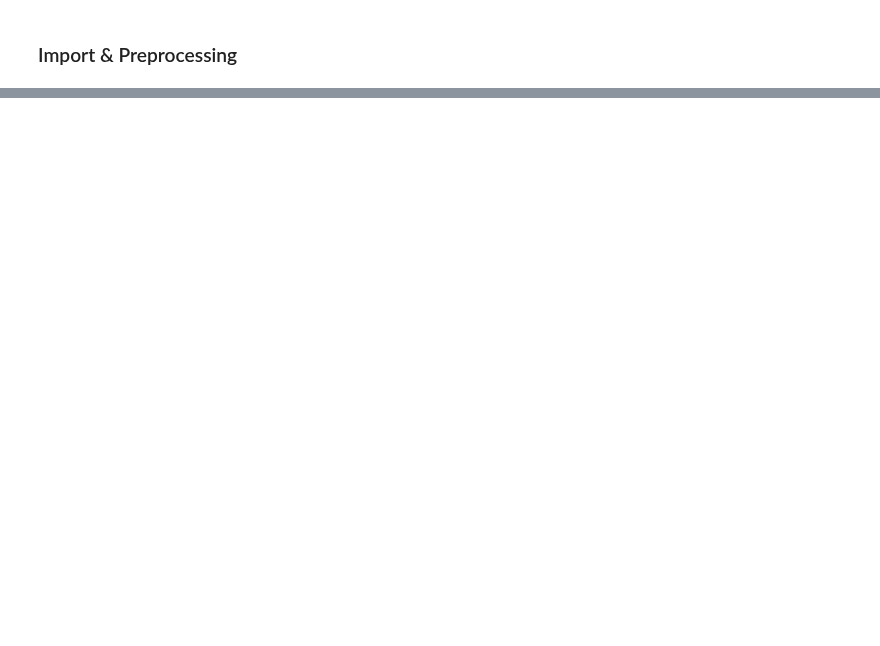
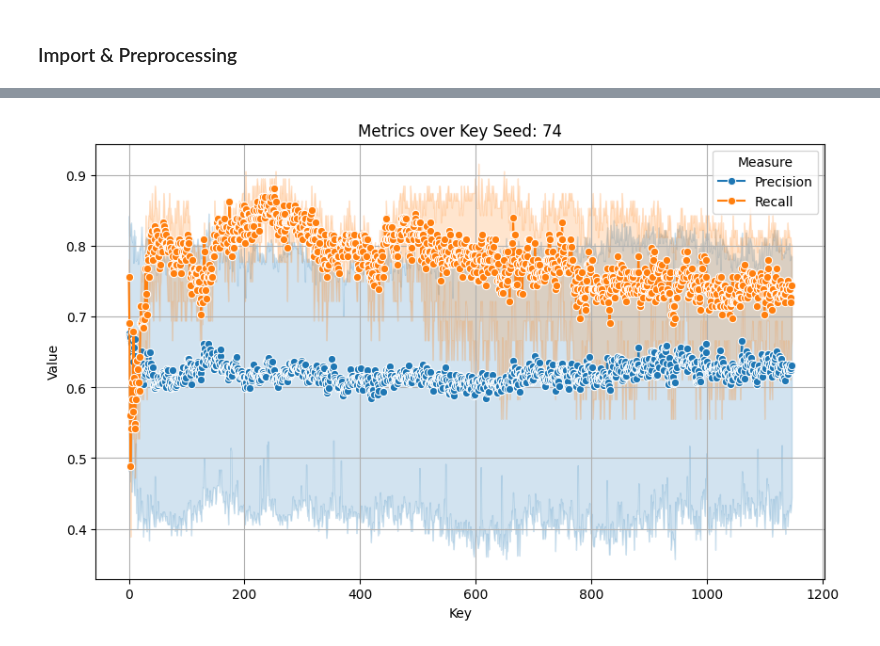
Before and after one commit to hpi-sam/ASE-GenAI, a Jupyter notebook: Belana-Ole/exercise3/notebook.ipynb, the cells around one changed output, grey strips where cells are left out. Cells and saved outputs as stored; diff of their text form; code cells hidden in the pictures; blank space fills up the shorter version.

Commit message:
Update notebook.ipynb to have answer for task 1

```diff
--- a/Belana-Ole/exercise3/notebook.ipynb
+++ b/Belana-Ole/exercise3/notebook.ipynb
@@ -668,0 +358,22 @@ rouge2 - avg score: 0.03, all scores: [0.04545454545454545, 0.058823529411764705
+# %%
+def visualize_metrics(gradual_metrics, seed_heading = ""):
+    # Convert data to DataFrame
+    gradual_metrics_df = pd.DataFrame.from_dict({(i, j): gradual_metrics[i][j]
+                                 for i in gradual_metrics.keys()
+                                 for j in gradual_metrics[i].keys()},
+                                orient='index').reset_index()
+    gradual_metrics_df.columns = ['Key', 'Metric', 'Precision', 'Recall']
+
+    # Melt the dataframe to long-form for seaborn
+    gradual_metrics_df_melted = gradual_metrics_df.melt(id_vars=['Key', 'Metric'], value_vars=['Precision', 'Recall'],
+                        var_name='Measure', value_name='Value')
+
+    # Create the line plot
+    plt.figure(figsize=(10, 6))
+    sns.lineplot(data=gradual_metrics_df_melted, x='Key', y='Value', hue='Measure', marker='o')
+    plt.title('Metrics over Key ' + seed_heading)
+    plt.xlabel('Key')
+    plt.ylabel('Value')
+    plt.legend(title='Measure')
+    plt.grid(True)
+    plt.show()
@@ -668,0 +483,17 @@ rouge2 - avg score: 0.03, all scores: [0.04545454545454545, 0.058823529411764705
+# %%
+# Use Ground_Truth as the target
+# We only train on the student training set
+X = training_set.drop(columns=["GroundTruth", "FailingMethod", "Answer.explanation"])
+y = training_set["GroundTruth"]
+
+# Train the model on the training set
+rf_classifier = RandomForestClassifier(random_state=RANDOM_SEED, n_estimators=100)
+rf_classifier.fit(X, y)
+
+# predict on the holdout set
+X_holdout = holdout_set.drop(columns=["GroundTruth", "FailingMethod", "Answer.explanation"])
+y_holdout = holdout_set["GroundTruth"]
+holdout_predictions = rf_classifier.predict(X_holdout)
+# Calculate precision and recall on the holdout set
+baseline_holdout_bug_report_metrics = bug_report_metrics(holdout_set, y_holdout, holdout_predictions, "FailingMethod")
+print_bug_report_metrics(baseline_holdout_bug_report_metrics, "Holdout Set")
@@ -668,0 +622,4 @@ rouge2 - avg score: 0.03, all scores: [0.04545454545454545, 0.058823529411764705
+# %%
+visualize_metrics(gradual_metrics, "Seed: " + str(RANDOM_SEED))
+# %% [output]
+[figure, added]
```
Also changed, not shown: parts of 37 cells of this notebook.
